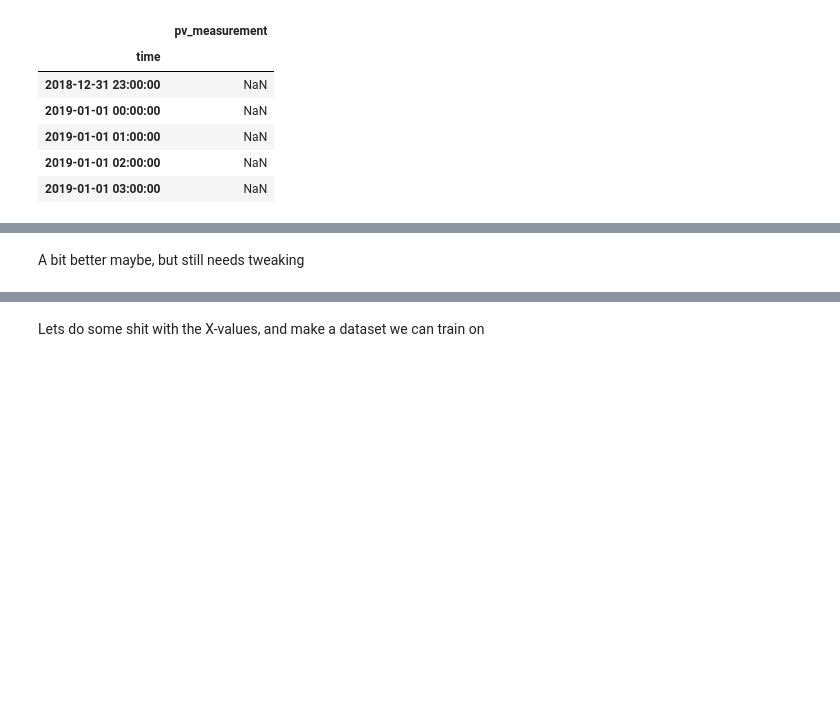
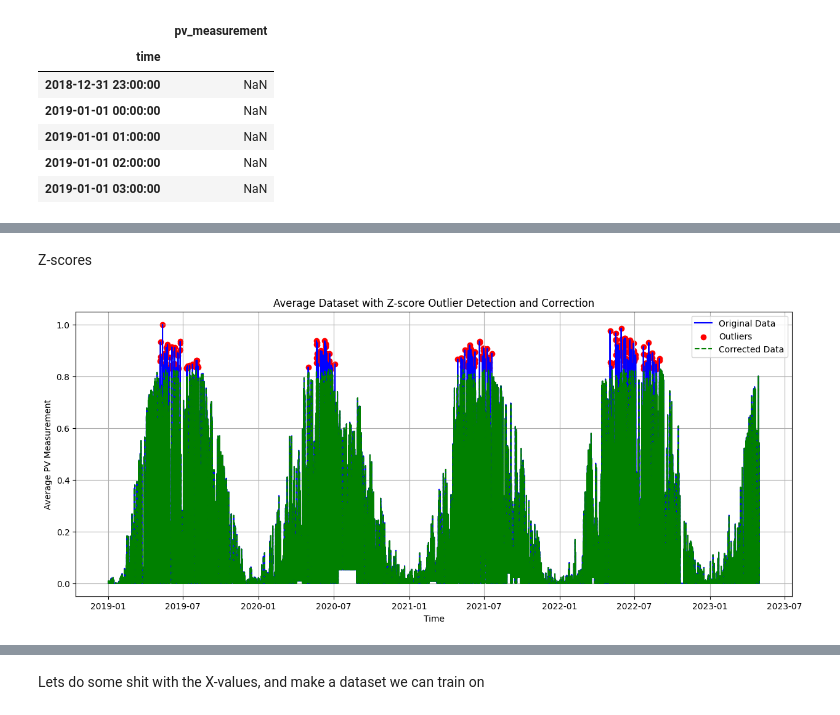
Before and after one commit to simenstang/TDT4173, a Jupyter notebook: data/notebooks_trials/simen_notebook.ipynb, the cells around one changed output, grey strips where cells are left out. Saved outputs shown, nothing was run; the diff lists cells and outputs as text; code cells hidden in the pictures; blank space fills up the shorter version.

Commit message:
tull med datasettene

```diff
--- a/data/notebooks_trials/simen_notebook.ipynb
+++ b/data/notebooks_trials/simen_notebook.ipynb
@@ -337,2 +352,35 @@ plt.show()
-# %% [markdown]
-A bit better maybe, but still needs tweaking
+# %% [markdown]
+Z-scores
+# %%
+# Using the previously computed average_dataset
+from scipy.stats import zscore
+
+# 1. Calculate Z-scores
+average_dataset['z_scores'] = zscore(average_dataset['average_pv_measurement'])
+
+# 2. Identify outliers
+threshold = 4
+outliers = (average_dataset['z_scores'] > threshold) | (average_dataset['z_scores'] < -threshold)
+
+# Plot original data
+plt.figure(figsize=(15,6))
+plt.plot(average_dataset['time'], average_dataset['average_pv_measurement'], label='Original Data', color='blue')
+
+# Highlight outliers
+plt.scatter(average_dataset['time'][outliers], average_dataset['average_pv_measurement'][outliers], color='red', label='Outliers')
+
+# 3. Substitute outliers with approximations
+median_value = average_dataset.loc[~outliers, 'average_pv_measurement'].median()
+average_dataset.loc[outliers, 'average_pv_measurement'] = median_value
+
+# Plot corrected data
+plt.plot(average_dataset['time'], average_dataset['average_pv_measurement'], label='Corrected Data', color='green', linestyle='--')
+
+plt.legend()
+plt.title("Average Dataset with Z-score Outlier Detection and Correction")
+plt.xlabel("Time")
+plt.ylabel("Average PV Measurement")
+plt.grid(True)
+plt.show()
+# %% [output]
+[figure, added]
```
Also changed, not shown: parts of 16 cells of this notebook.
